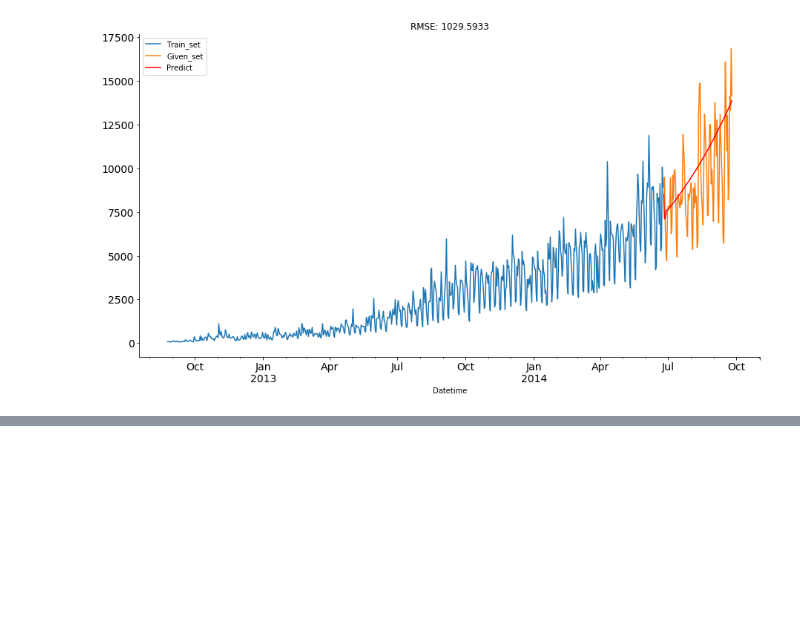
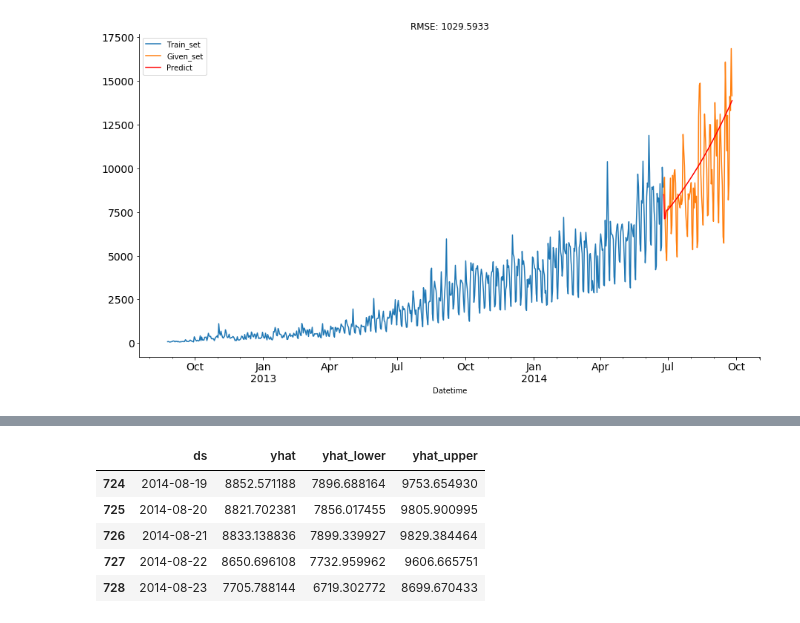
Before and after one commit to ksulima/Time_Series, a Jupyter notebook: notebooks/Time_Series_Analysis.ipynb, the cells around one changed output, grey strips where cells are left out. Drawn from its saved outputs; the diff is of its cells as text; code cells hidden in the pictures; blank space fills up the shorter version.

```diff
--- a/notebooks/Time_Series_Analysis.ipynb
+++ b/notebooks/Time_Series_Analysis.ipynb
@@ -612,0 +558,2 @@ check_prediction_diff_with_train(ARIMA_predict_diff, dValid, dTrain)
+# %%
+df_train = dTrain.loc[:, ['Count']]
@@ -612,0 +582,10 @@ check_prediction_diff_with_train(ARIMA_predict_diff, dValid, dTrain)
+# %%
+forecast = m.predict(future)
+forecast[['ds', 'yhat', 'yhat_lower', 'yhat_upper']].tail()
+# %% [output]
+|  | ds | yhat | yhat_lower | yhat_upper |
+| 724 | 2014-08-19 | 8852.571188 | 7896.688164 | 9753.654930 |
+| 725 | 2014-08-20 | 8821.702381 | 7856.017455 | 9805.900995 |
+| 726 | 2014-08-21 | 8833.138836 | 7899.339927 | 9829.384464 |
+| 727 | 2014-08-22 | 8650.696108 | 7732.959962 | 9606.665751 |
+| 728 | 2014-08-23 | 7705.788144 | 6719.302772 | 8699.670433 |
```
Also changed, not shown: parts of 28 cells of this notebook.
